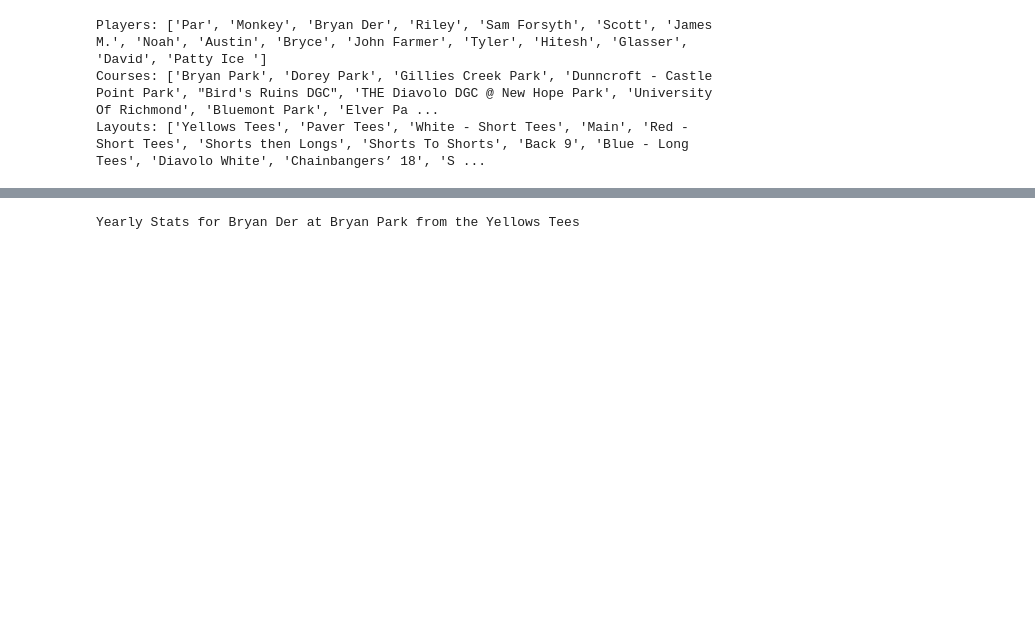
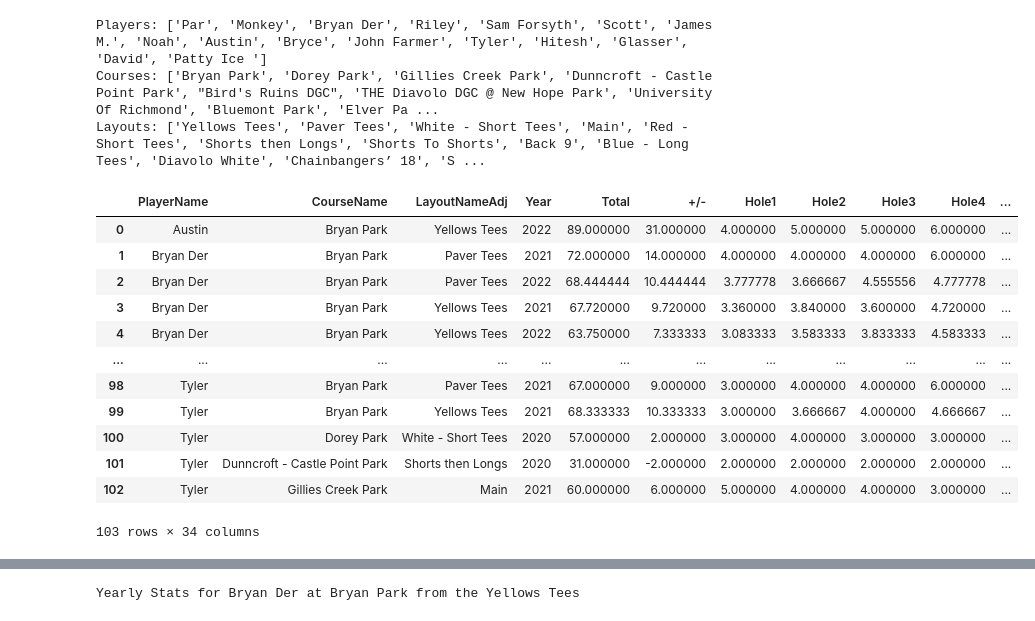
Before and after one commit to justinessert/udisc_stats, a Jupyter notebook: VisualizeUDiscStats.ipynb, the cells around one changed output, grey strips where cells are left out. Cells and saved outputs as stored; diff of their text form; code cells hidden in the pictures; blank space fills up the shorter version.

```diff
--- a/VisualizeUDiscStats.ipynb
+++ b/VisualizeUDiscStats.ipynb
@@ -45,6 +45,22 @@ print_segments(df)
 Players: ['Par', 'Monkey', 'Bryan Der', 'Riley', 'Sam Forsyth', 'Scott', 'James M.', 'Noah', 'Austin', 'Bryce', 'John Farmer', 'Tyler', 'Hitesh', 'Glasser', 'David', 'Patty Ice ']
 Courses: ['Bryan Park', 'Dorey Park', 'Gillies Creek Park', 'Dunncroft - Castle Point Park', "Bird's Ruins DGC", 'THE Diavolo DGC @ New Hope Park', 'University Of Richmond', 'Bluemont Park', 'Elver Pa ...
 Layouts: ['Yellows Tees', 'Paver Tees', 'White - Short Tees', 'Main', 'Red - Short Tees', 'Shorts then Longs', 'Shorts To Shorts', 'Back 9', 'Blue - Long Tees', 'Diavolo White', 'Chainbangers’ 18', 'S ...
+# %%
+get_year_stats(df)
+# %% [output]
+|  | PlayerName | CourseName | LayoutNameAdj | Year | Total | +/- | Hole1 | Hole2 | Hole3 | Hole4 | ... |
+| 0 | Austin | Bryan Park | Yellows Tees | 2022 | 89.000000 | 31.000000 | 4.000000 | 5.000000 | 5.000000 | 6.000000 | ... |
+| 1 | Bryan Der | Bryan Park | Paver Tees | 2021 | 72.000000 | 14.000000 | 4.000000 | 4.000000 | 4.000000 | 6.000000 | ... |
+| 2 | Bryan Der | Bryan Park | Paver Tees | 2022 | 68.444444 | 10.444444 | 3.777778 | 3.666667 | 4.555556 | 4.777778 | ... |
+| 3 | Bryan Der | Bryan Park | Yellows Tees | 2021 | 67.720000 | 9.720000 | 3.360000 | 3.840000 | 3.600000 | 4.720000 | ... |
+| 4 | Bryan Der | Bryan Park | Yellows Tees | 2022 | 63.750000 | 7.333333 | 3.083333 | 3.583333 | 3.833333 | 4.583333 | ... |
+| ... | ... | ... | ... | ... | ... | ... | ... | ... | ... | ... | ... |
+| 98 | Tyler | Bryan Park | Paver Tees | 2021 | 67.000000 | 9.000000 | 3.000000 | 4.000000 | 4.000000 | 6.000000 | ... |
+| 99 | Tyler | Bryan Park | Yellows Tees | 2021 | 68.333333 | 10.333333 | 3.000000 | 3.666667 | 4.000000 | 4.666667 | ... |
+| 100 | Tyler | Dorey Park | White - Short Tees | 2020 | 57.000000 | 2.000000 | 3.000000 | 4.000000 | 3.000000 | 3.000000 | ... |
+| 101 | Tyler | Dunncroft - Castle Point Park | Shorts then Longs | 2020 | 31.000000 | -2.000000 | 2.000000 | 2.000000 | 2.000000 | 2.000000 | ... |
+| 102 | Tyler | Gillies Creek Park | Main | 2021 | 60.000000 | 6.000000 | 5.000000 | 4.000000 | 4.000000 | 3.000000 | ... |
+103 rows × 34 columns
 # %%
 get_player_stats(
     df=df,
```
Also changed, not shown: parts of 1 cell of this notebook, 1 other file.
